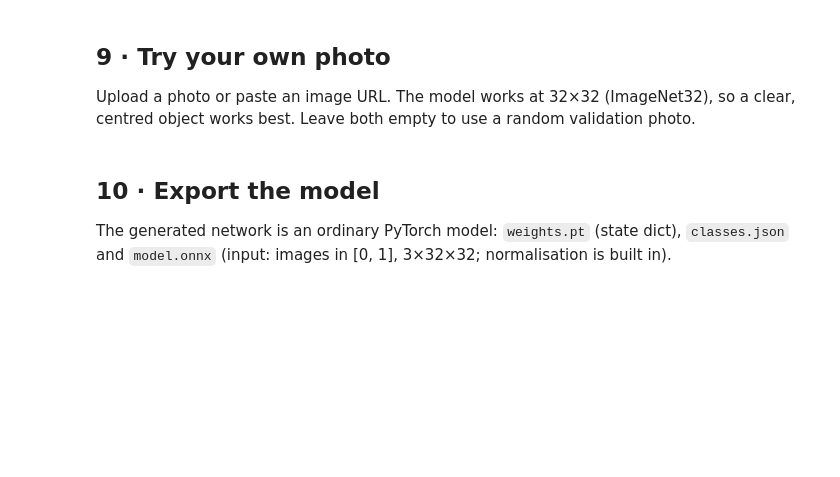
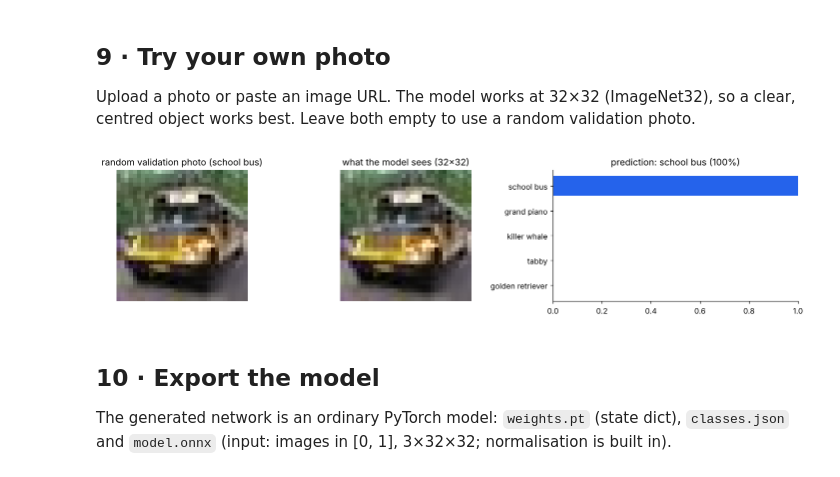
Before and after one commit to kalidolinux-sudo/t2v-text-to-vision, a Jupyter notebook: notebooks/T2V_demo.ipynb, the cells around one changed output. Drawn from its saved outputs; the diff is of its cells as text; code cells hidden in the pictures; blank space fills up the shorter version.

```diff
--- a/notebooks/T2V_demo.ipynb
+++ b/notebooks/T2V_demo.ipynb
@@ -354,32 +442,34 @@ works best. Leave both empty to use a random validation photo.
 # %%
 #@title **9 · Your photo**
 image_url = ""  #@param {type:"string"}
 upload = False  #@param {type:"boolean"}
 import io, requests
 from PIL import Image
-img = None
+img, label = None, "your photo"
 if upload:
     from google.colab import files
     up = files.upload()
     img = Image.open(io.BytesIO(next(iter(up.values()))))
 elif image_url:
     img = Image.open(io.BytesIO(requests.get(image_url, timeout=30, headers={"User-Agent": "Mozilla/5.0"}).content))
 elif data is not None:
     i = int(torch.randint(len(y), (1,)))
-    img = Image.fromarray(x[i].permute(1, 2, 0).numpy())
+    img, label = Image.fromarray(x[i].permute(1, 2, 0).numpy()), f"random validation photo ({classes[y[i]]})"
 if img is not None:
     arr = np.asarray(img.convert("RGB"))
     small = F.interpolate(torch.from_numpy(arr).permute(2, 0, 1)[None].float() / 255, size=(32, 32),
                           mode="bicubic", align_corners=False).clamp(0, 1)
     with torch.no_grad():
         prob = model(small.to(DEV)).softmax(-1)[0].cpu()
     order = prob.argsort(descending=True)[:5].tolist()
     fig, ax = plt.subplots(1, 3, figsize=(13, 3.2), gridspec_kw={"width_ratios": [1, 1, 1.6]})
-    ax[0].imshow(arr); ax[0].set_title("your photo"); ax[0].axis("off")
+    ax[0].imshow(arr); ax[0].set_title(label); ax[0].axis("off")
     ax[1].imshow(small[0].permute(1, 2, 0).numpy(), interpolation="nearest"); ax[1].set_title("what the model sees (32×32)"); ax[1].axis("off")
     ax[2].barh([classes[j] for j in order][::-1], [prob[j].item() for j in order][::-1], color="#2563eb")
     ax[2].set_xlim(0, 1); ax[2].set_title(f"prediction: {classes[order[0]]} ({prob[order[0]]:.0%})")
     plt.tight_layout(); plt.show()
+# %% [output]
+[figure, added]
 # %% [markdown]
 ## 10 · Export the model
 The generated network is an ordinary PyTorch model: `weights.pt` (state dict), `classes.json` and
```
Also changed, not shown: parts of 18 cells of this notebook, 1 other file.
